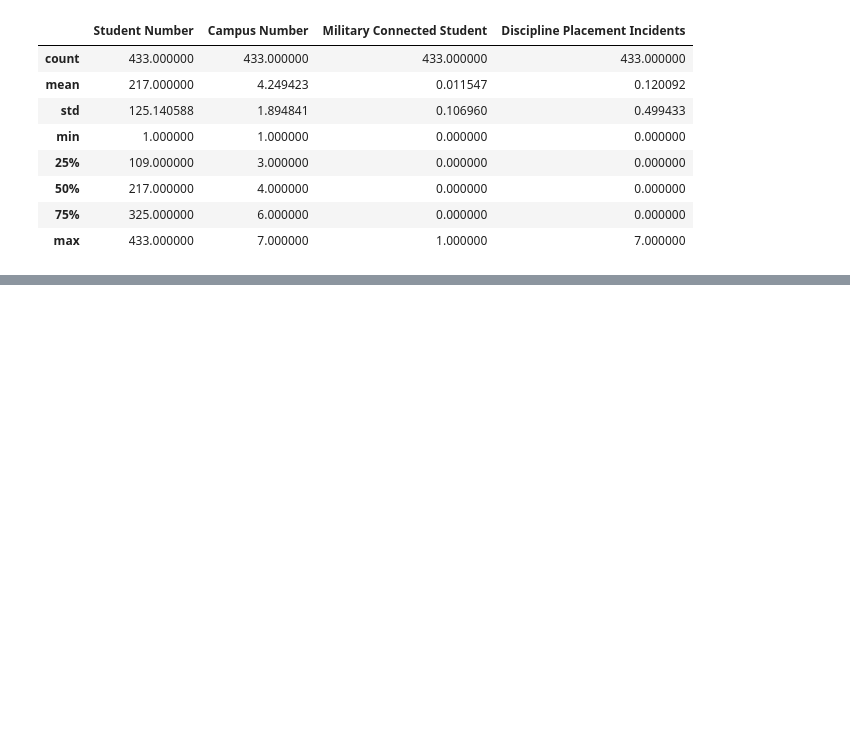
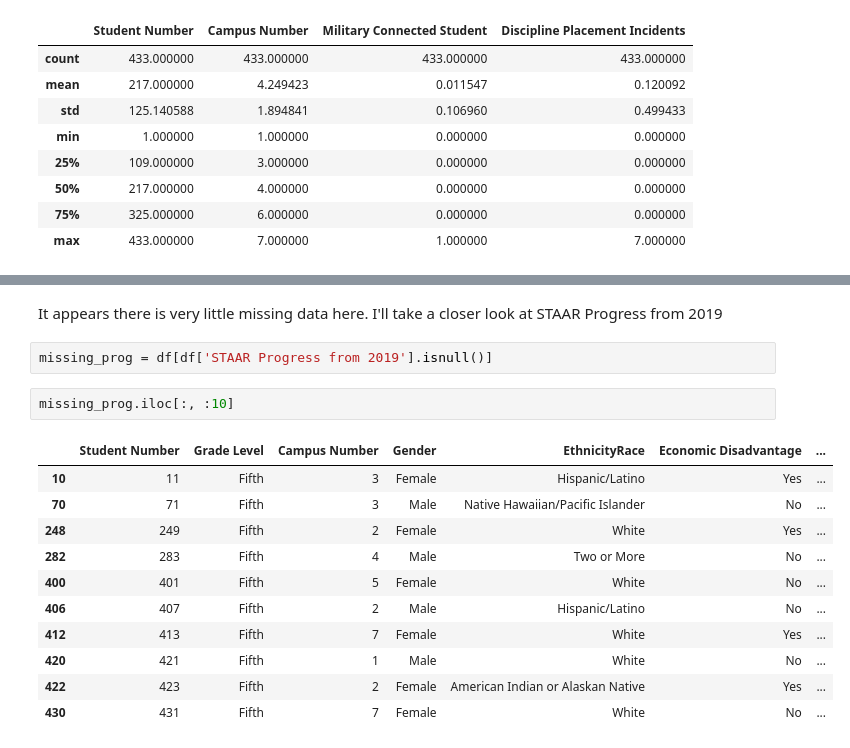
Before and after one commit to jonarms/Capstone_3, a Jupyter notebook: Capstone3_Wrangling.ipynb, the cells around one changed output, grey strips where cells are left out. Drawn from its saved outputs; the diff is of its cells as text; blank space fills up the shorter version.

```diff
--- a/Capstone3_Wrangling.ipynb
+++ b/Capstone3_Wrangling.ipynb
@@ -46,0 +72,18 @@ It looks like
+# %% [markdown]
+It appears there is very little missing data here. I'll take a closer look at STAAR Progress from 2019
+# %%
+missing_prog = df[df['STAAR Progress from 2019'].isnull()]
+# %%
+missing_prog.iloc[:, :10]
+# %% [output]
+|  | Student Number | Grade Level | Campus Number | Gender | EthnicityRace | Economic Disadvantage | ... |
+| 10 | 11 | Fifth | 3 | Female | Hispanic/Latino | Yes | ... |
+| 70 | 71 | Fifth | 3 | Male | Native Hawaiian/Pacific Islander | No | ... |
+| 248 | 249 | Fifth | 2 | Female | White | Yes | ... |
+| 282 | 283 | Fifth | 4 | Male | Two or More | No | ... |
+| 400 | 401 | Fifth | 5 | Female | White | No | ... |
+| 406 | 407 | Fifth | 2 | Male | Hispanic/Latino | No | ... |
+| 412 | 413 | Fifth | 7 | Female | White | Yes | ... |
+| 420 | 421 | Fifth | 1 | Male | White | No | ... |
+| 422 | 423 | Fifth | 2 | Female | American Indian or Alaskan Native | Yes | ... |
+| 430 | 431 | Fifth | 7 | Female | White | No | ... |
```
Also changed, not shown: parts of 55 cells of this notebook.
